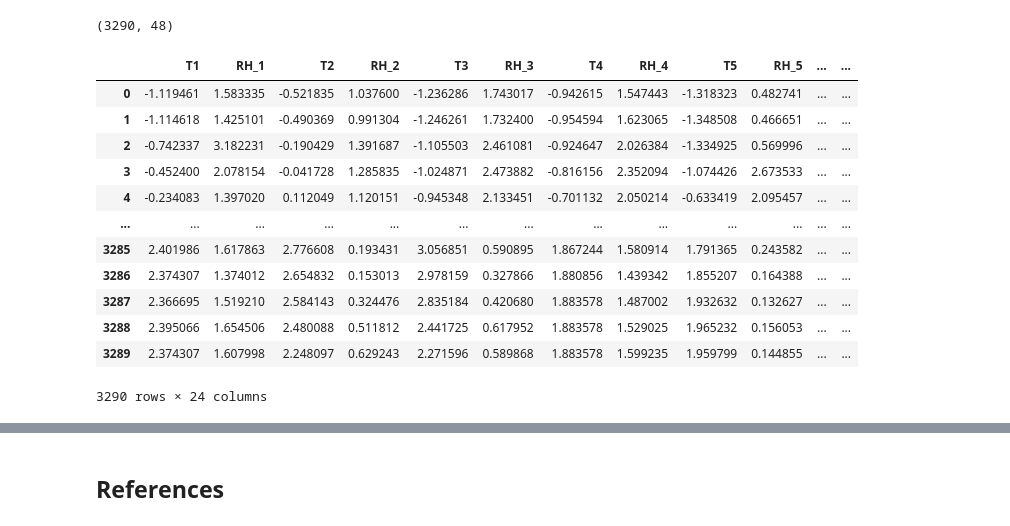
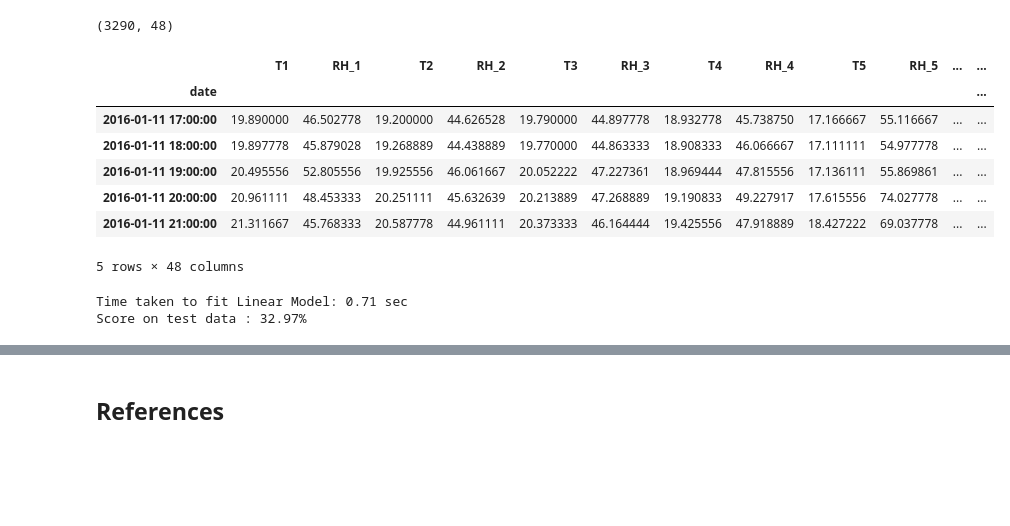
Before and after one commit to nchand/predict-energy-use, a Jupyter notebook: energy-use.ipynb, the cells around one changed output, grey strips where cells are left out. Drawn from its saved outputs; the diff is of its cells as text; code cells hidden in the pictures; blank space fills up the shorter version.

```diff
--- a/energy-use.ipynb
+++ b/energy-use.ipynb
@@ -708,23 +661,45 @@ Accuracy: 60.76 %.
+# %%
+energyhr_encoded.head()
+# %% [output]
+|  | T1 | RH_1 | T2 | RH_2 | T3 | RH_3 | T4 | RH_4 | T5 | RH_5 | ... | ... |
+| date |  |  |  |  |  |  |  |  |  |  |  | ... |
+| 2016-01-11 17:00:00 | 19.890000 | 46.502778 | 19.200000 | 44.626528 | 19.790000 | 44.897778 | 18.932778 | 45.738750 | 17.166667 | 55.116667 | ... | ... |
+| 2016-01-11 18:00:00 | 19.897778 | 45.879028 | 19.268889 | 44.438889 | 19.770000 | 44.863333 | 18.908333 | 46.066667 | 17.111111 | 54.977778 | ... | ... |
+| 2016-01-11 19:00:00 | 20.495556 | 52.805556 | 19.925556 | 46.061667 | 20.052222 | 47.227361 | 18.969444 | 47.815556 | 17.136111 | 55.869861 | ... | ... |
+| 2016-01-11 20:00:00 | 20.961111 | 48.453333 | 20.251111 | 45.632639 | 20.213889 | 47.268889 | 19.190833 | 49.227917 | 17.615556 | 74.027778 | ... | ... |
+| 2016-01-11 21:00:00 | 21.311667 | 45.768333 | 20.587778 | 44.961111 | 20.373333 | 46.164444 | 19.425556 | 47.918889 | 18.427222 | 69.037778 | ... | ... |
+5 rows × 48 columns
+# %%
+# Prepare the data
+from sklearn.preprocessing import StandardScaler
+scale = StandardScaler()
+sc_data = scale.fit_transform(energyhr_encoded)
+sc_data = pd.DataFrame(sc_data)
+sc_data.columns=energyhr_encoded.columns
+sc_data
+
+train_data = energyhr_encoded.drop("TARGET_energy", axis=1)
+target = energyhr_encoded["TARGET_energy"]
+
+train_X, test_X, train_y, test_y = train_test_split(train_data, target, test_size=0.3, random_state=42)
+
+# Initialize and fit the model
+linear_model = LinearRegression()
+st = time()
+linear_model.fit(train_X, train_y)
+ft = time()
+
+print("Time taken to fit Linear Model: {:.2f} sec".format(ft-st))
+print("Score on test data : {:.2f}%".format(linear_model.score(test_X,test_y) * 100))
+# %% [output]
+Time taken to fit Linear Model: 0.71 sec
+Score on test data : 32.97%
 # %%
 #Scaling the data
-from sklearn.preprocessing import StandardScaler
-scale = StandardScaler()
-sc_data = scale.fit_transform(energy_hour)
-sc_data = pd.DataFrame(sc_data)
-sc_data.columns=energy_hour.columns
-sc_data
+# from sklearn.preprocessing import StandardScaler
+# scale = StandardScaler()
+# sc_data = scale.fit_transform(energy_hour)
+# sc_data = pd.DataFrame(sc_data)
+# sc_data.columns=energy_hour.columns
+# sc_data
-# %% [output]
-|  | T1 | RH_1 | T2 | RH_2 | T3 | RH_3 | T4 | RH_4 | T5 | RH_5 | ... | ... |
-| 0 | -1.119461 | 1.583335 | -0.521835 | 1.037600 | -1.236286 | 1.743017 | -0.942615 | 1.547443 | -1.318323 | 0.482741 | ... | ... |
-| 1 | -1.114618 | 1.425101 | -0.490369 | 0.991304 | -1.246261 | 1.732400 | -0.954594 | 1.623065 | -1.348508 | 0.466651 | ... | ... |
-| 2 | -0.742337 | 3.182231 | -0.190429 | 1.391687 | -1.105503 | 2.461081 | -0.924647 | 2.026384 | -1.334925 | 0.569996 | ... | ... |
-| 3 | -0.452400 | 2.078154 | -0.041728 | 1.285835 | -1.024871 | 2.473882 | -0.816156 | 2.352094 | -1.074426 | 2.673533 | ... | ... |
-| 4 | -0.234083 | 1.397020 | 0.112049 | 1.120151 | -0.945348 | 2.133451 | -0.701132 | 2.050214 | -0.633419 | 2.095457 | ... | ... |
-| ... | ... | ... | ... | ... | ... | ... | ... | ... | ... | ... | ... | ... |
-| 3285 | 2.401986 | 1.617863 | 2.776608 | 0.193431 | 3.056851 | 0.590895 | 1.867244 | 1.580914 | 1.791365 | 0.243582 | ... | ... |
-| 3286 | 2.374307 | 1.374012 | 2.654832 | 0.153013 | 2.978159 | 0.327866 | 1.880856 | 1.439342 | 1.855207 | 0.164388 | ... | ... |
-| 3287 | 2.366695 | 1.519210 | 2.584143 | 0.324476 | 2.835184 | 0.420680 | 1.883578 | 1.487002 | 1.932632 | 0.132627 | ... | ... |
-| 3288 | 2.395066 | 1.654506 | 2.480088 | 0.511812 | 2.441725 | 0.617952 | 1.883578 | 1.529025 | 1.965232 | 0.156053 | ... | ... |
-| 3289 | 2.374307 | 1.607998 | 2.248097 | 0.629243 | 2.271596 | 0.589868 | 1.883578 | 1.599235 | 1.959799 | 0.144855 | ... | ... |
-3290 rows × 24 columns
 # %%
```
Also changed, not shown: parts of 47 cells of this notebook.
